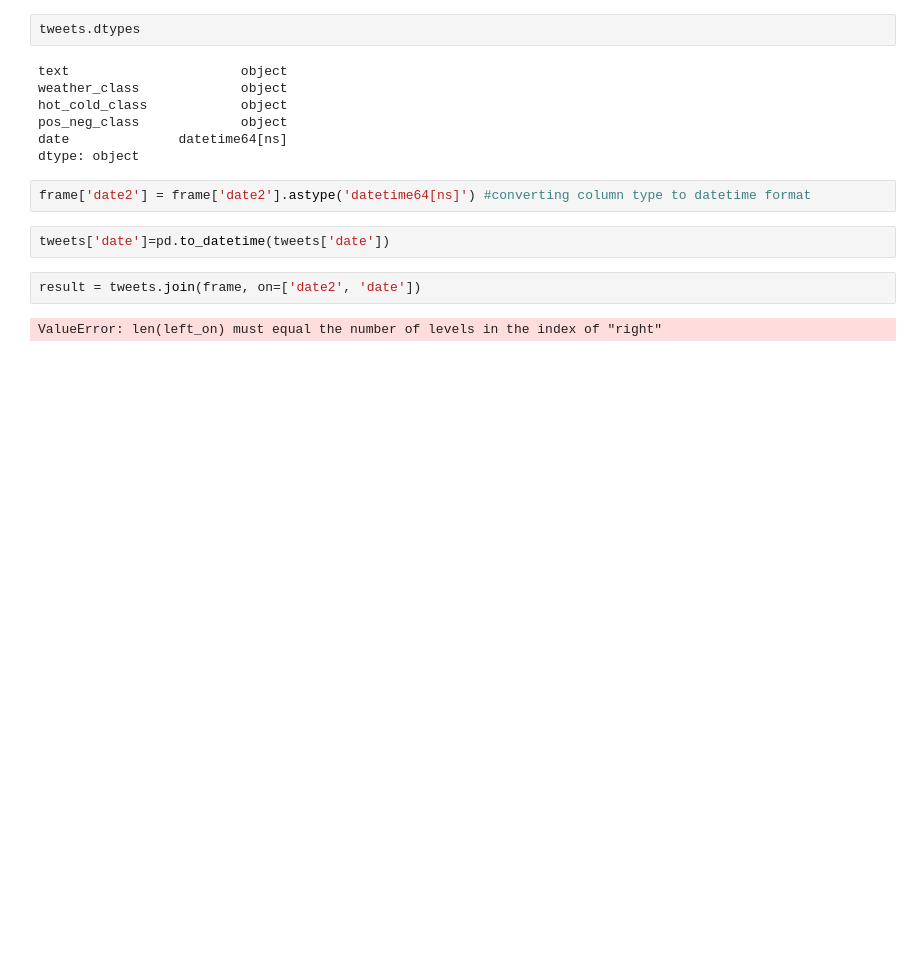
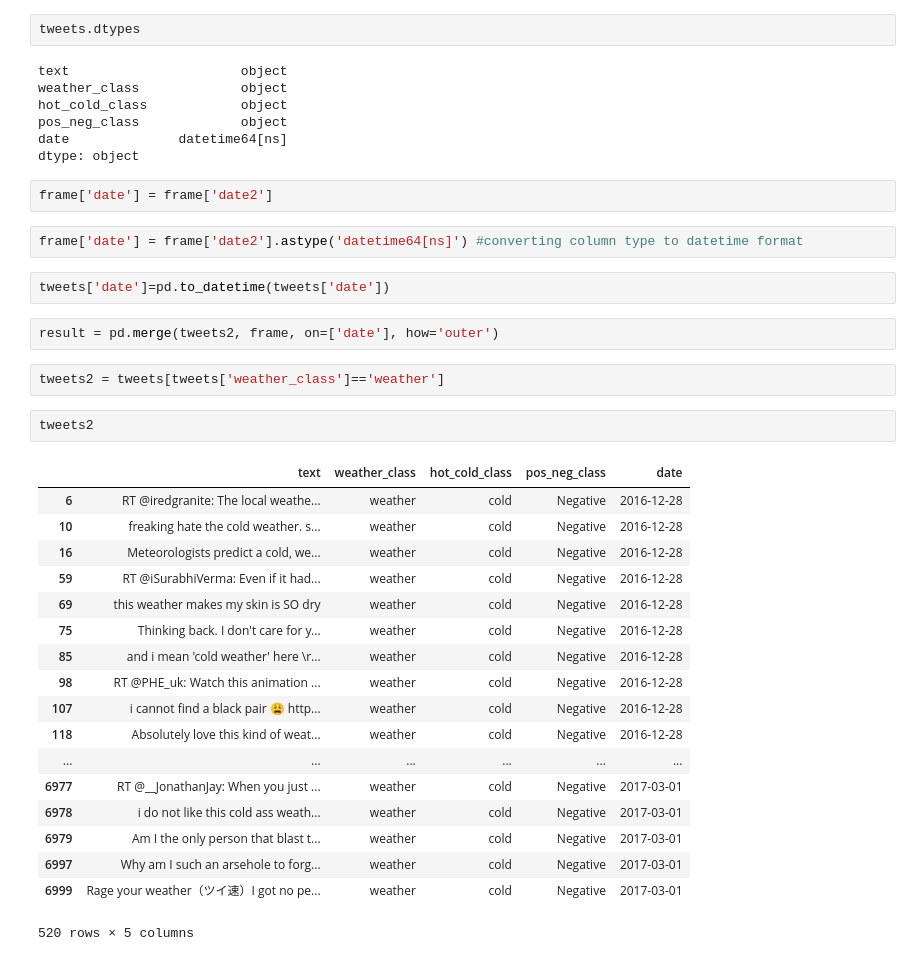
Before and after one commit to jongwynne/WeatherProject, a Jupyter notebook: Merged met data and tweet data .ipynb, the cells around one changed output. Saved outputs shown, nothing was run; the diff lists cells and outputs as text; blank space fills up the shorter version.

```diff
--- a/Merged met data and tweet data .ipynb
+++ b/Merged met data and tweet data .ipynb
@@ -109,14 +109,37 @@ hot_cold_class            object
 pos_neg_class             object
 date              datetime64[ns]
 dtype: object
+# %%
+frame['date'] = frame['date2']
 # %%
-frame['date2'] = frame['date2'].astype('datetime64[ns]') #converting column type to datetime format
+frame['date'] = frame['date2'].astype('datetime64[ns]') #converting column type to datetime format
 # %%
 tweets['date']=pd.to_datetime(tweets['date'])
 # %%
-result = tweets.join(frame, on=['date2', 'date'])
+result = pd.merge(tweets2, frame, on=['date'], how='outer')
-# %% [output]
-ValueError: len(left_on) must equal the number of levels in the index of "right"
+# %%
+tweets2 = tweets[tweets['weather_class']=='weather']
+# %%
+tweets2
+# %% [output]
+|  | text | weather_class | hot_cold_class | pos_neg_class | date |
+| 6 | RT @iredgranite: The local weathe... | weather | cold | Negative | 2016-12-28 |
+| 10 | freaking hate the cold weather. s... | weather | cold | Negative | 2016-12-28 |
+| 16 | Meteorologists predict a cold, we... | weather | cold | Negative | 2016-12-28 |
+| 59 | RT @iSurabhiVerma: Even if it had... | weather | cold | Negative | 2016-12-28 |
+| 69 | this weather makes my skin is SO dry | weather | cold | Negative | 2016-12-28 |
+| 75 | Thinking back. I don't care for y... | weather | cold | Negative | 2016-12-28 |
+| 85 | and i mean 'cold weather' here \r... | weather | cold | Negative | 2016-12-28 |
+| 98 | RT @PHE_uk: Watch this animation ... | weather | cold | Negative | 2016-12-28 |
+| 107 | i cannot find a black pair 😩 http... | weather | cold | Negative | 2016-12-28 |
+| 118 | Absolutely love this kind of weat... | weather | cold | Negative | 2016-12-28 |
+| ... | ... | ... | ... | ... | ... |
+| 6977 | RT @__JonathanJay: When you just ... | weather | cold | Negative | 2017-03-01 |
+| 6978 | i do not like this cold ass weath... | weather | cold | Negative | 2017-03-01 |
+| 6979 | Am I the only person that blast t... | weather | cold | Negative | 2017-03-01 |
+| 6997 | Why am I such an arsehole to forg... | weather | cold | Negative | 2017-03-01 |
+| 6999 | Rage your weather（ツイ速）I got no pe... | weather | cold | Negative | 2017-03-01 |
+520 rows × 5 columns
 # %%
 result
 # %% [output]
```
Also changed, not shown: parts of 6 cells of this notebook.
